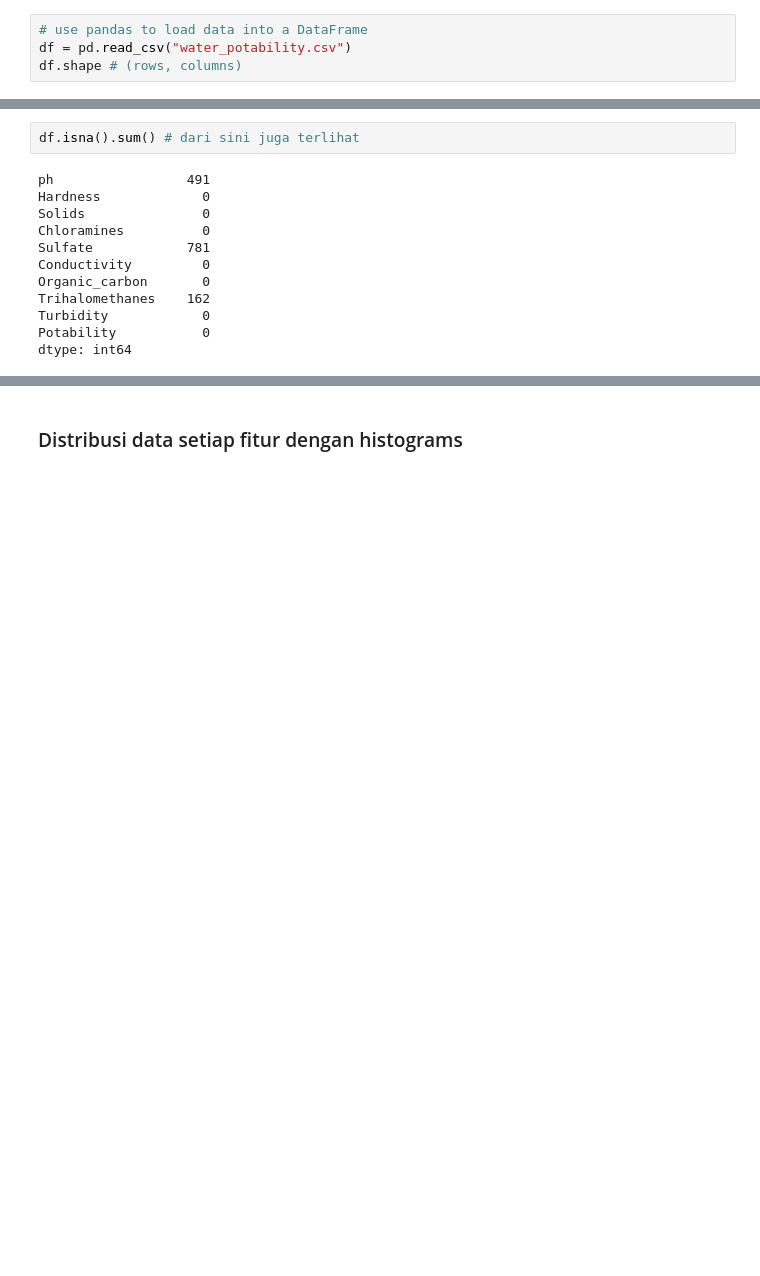
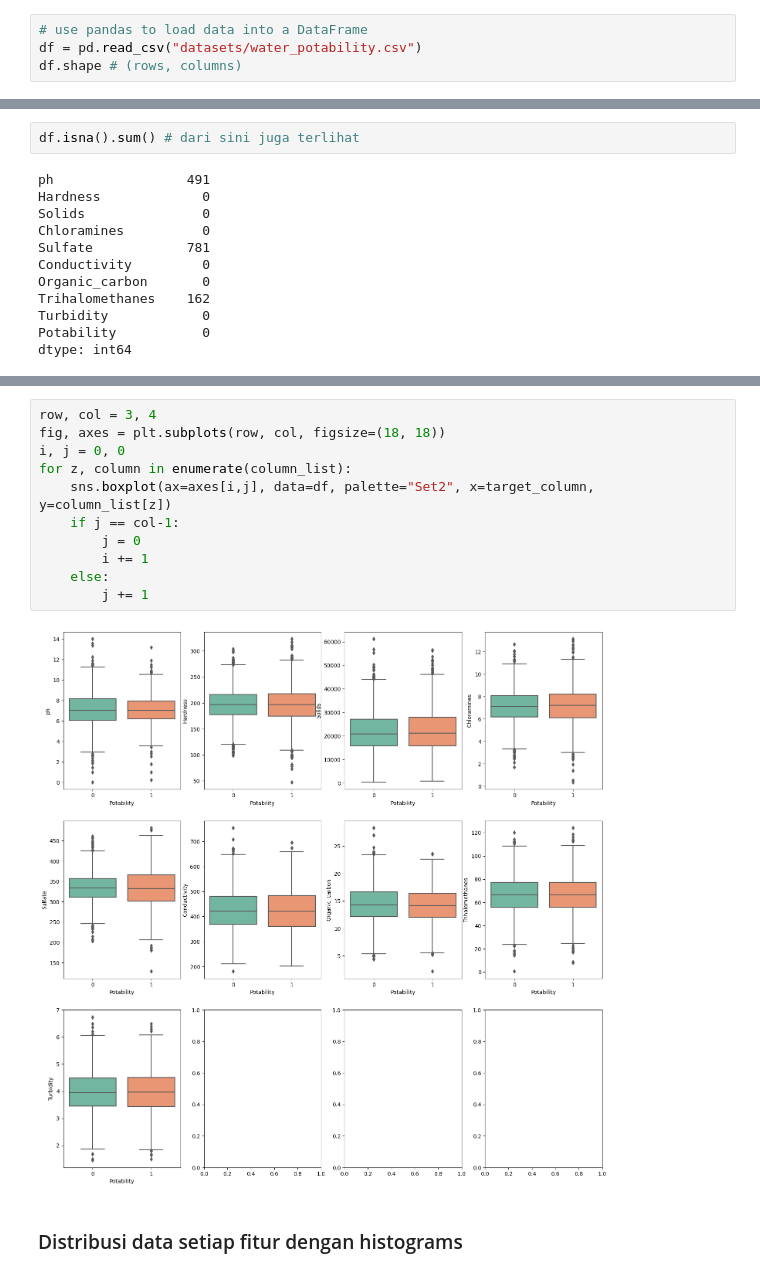
Before and after one commit to caesariodito/comp-gammafest, a Jupyter notebook: exploratory_data_analysis.ipynb, the cells around one changed output, grey strips where cells are left out. Saved outputs shown, nothing was run; the diff lists cells and outputs as text; blank space fills up the shorter version.

```diff
--- a/exploratory_data_analysis.ipynb
+++ b/exploratory_data_analysis.ipynb
@@ -7,7 +7,7 @@ import matplotlib.pyplot as plt
 import seaborn as sns
 # %%
 # use pandas to load data into a DataFrame
-df = pd.read_csv("water_potability.csv")
+df = pd.read_csv("datasets/water_potability.csv")
 df.shape # (rows, columns)
 # %% [output]
 (3276, 10)
@@ -103,2 +109,15 @@ sns.boxplot(ax=axes[1,2], data=df, palette="Set3", x='Potability', y='Organic_ca
+# %%
+row, col = 3, 4
+fig, axes = plt.subplots(row, col, figsize=(18, 18))
+i, j = 0, 0
+for z, column in enumerate(column_list):
+    sns.boxplot(ax=axes[i,j], data=df, palette="Set2", x=target_column, y=column_list[z])
+    if j == col-1:
+        j = 0
+        i += 1
+    else:
+        j += 1
+# %% [output]
+[figure, added]
 # %% [markdown]
 ### Distribusi data setiap fitur dengan histograms
```
Also changed, not shown: parts of 7 cells of this notebook.
